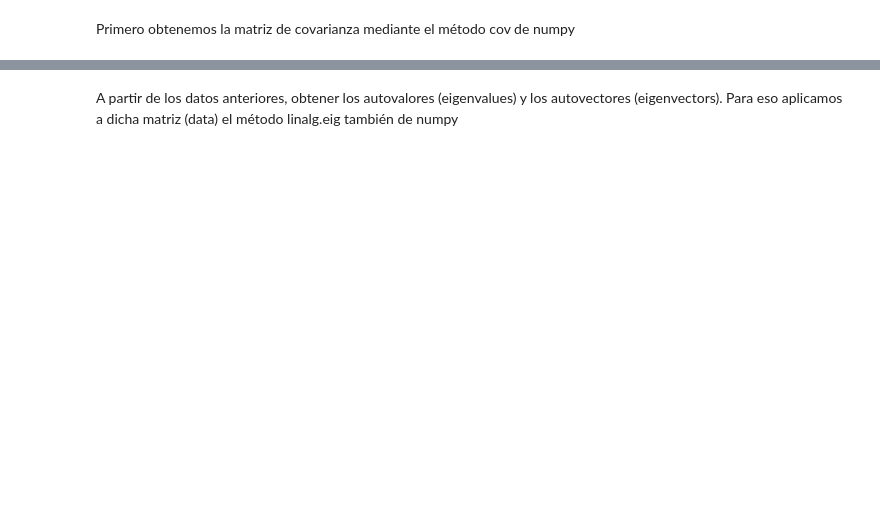
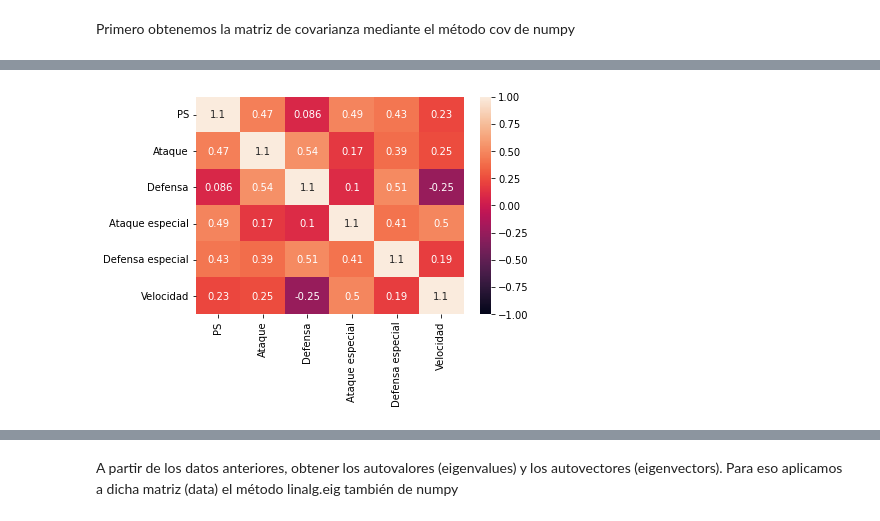
Before and after one commit to javierarteagapuell/deeplearning, a Jupyter notebook: Ejercicio3.ipynb, the cells around one changed output, grey strips where cells are left out. Cells and saved outputs as stored; diff of their text form; code cells hidden in the pictures; blank space fills up the shorter version.

```diff
--- a/Ejercicio3.ipynb
+++ b/Ejercicio3.ipynb
@@ -82,5 +95,7 @@ from sklearn.preprocessing import StandardScaler
 
 ss = StandardScaler()
 data_transformed = ss.fit_transform(data)
+data_transformed = pd.DataFrame(data = data_transformed,
+                        columns = ["PS",	"Ataque",	"Defensa",	"Ataque especial",	"Defensa especial",	"Velocidad"])
 data_transformed
 # %% [output]
@@ -126,0 +133,6 @@ array([[ 0.96666667,  0.26666667, -0.3       ,  0.53333333,  0.8       ,
+# %%
+import seaborn as sns
+
+sns.heatmap(data_transformed.cov(),vmin=-1, vmax=1, annot=True);
+# %% [output]
+[figure, added]
```
Also changed, not shown: parts of 9 cells of this notebook.
